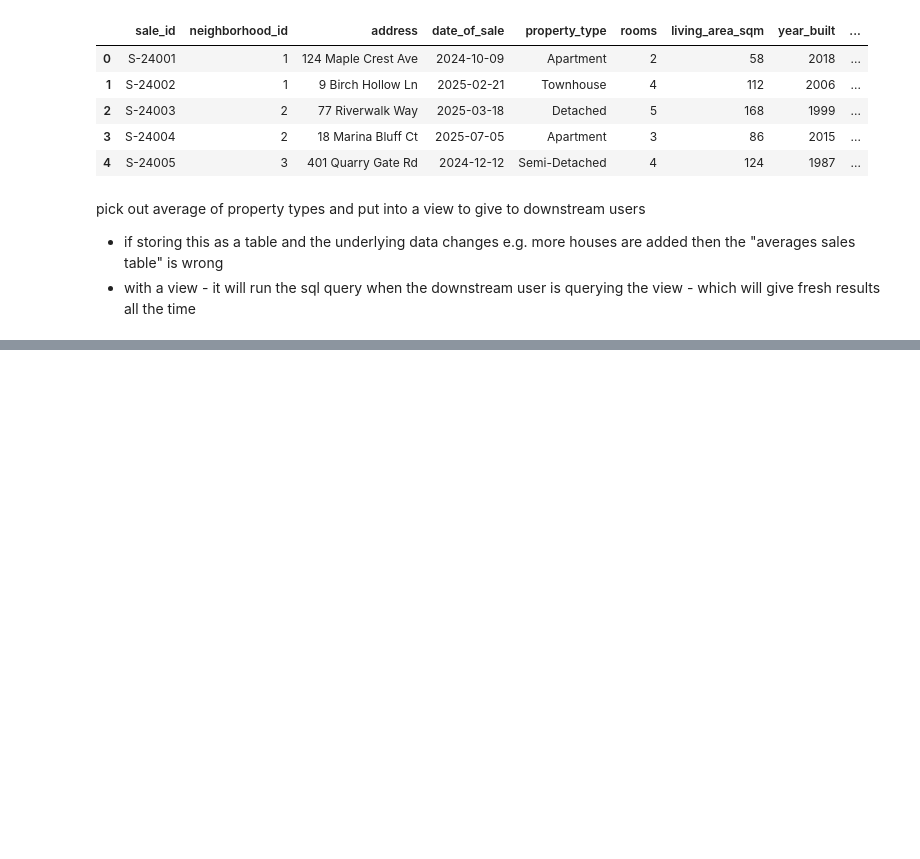
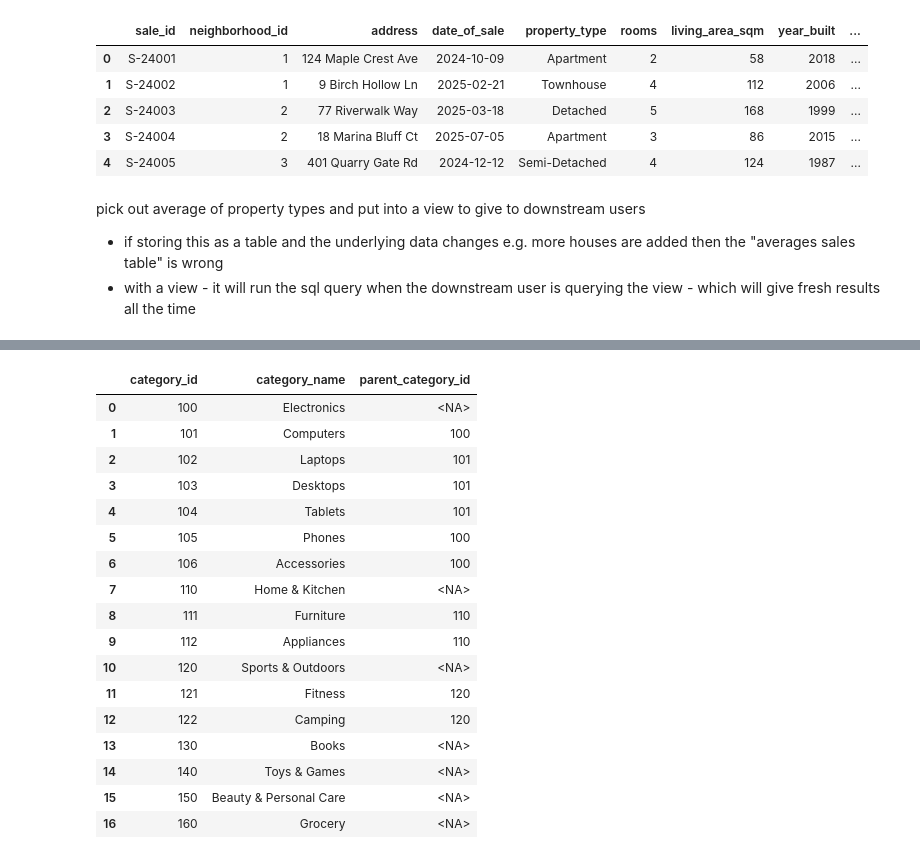
Before and after one commit to FellanNokes/SQL_course_Felix_Kjellberg_DE25, a Jupyter notebook: code_along/week6_extra/lecture_13_15.ipynb, the cells around one changed output, grey strips where cells are left out. Drawn from its saved outputs; the diff is of its cells as text; code cells hidden in the pictures; blank space fills up the shorter version.

```diff
--- a/code_along/week6_extra/lecture_13_15.ipynb
+++ b/code_along/week6_extra/lecture_13_15.ipynb
@@ -169,0 +225,21 @@ GROUP BY property_type;
+# %%
+query_database("FROM staging.categories;")
+# %% [output]
+|  | category_id | category_name | parent_category_id |
+| 0 | 100 | Electronics | <NA> |
+| 1 | 101 | Computers | 100 |
+| 2 | 102 | Laptops | 101 |
+| 3 | 103 | Desktops | 101 |
+| 4 | 104 | Tablets | 101 |
+| 5 | 105 | Phones | 100 |
+| 6 | 106 | Accessories | 100 |
+| 7 | 110 | Home & Kitchen | <NA> |
+| 8 | 111 | Furniture | 110 |
+| 9 | 112 | Appliances | 110 |
+| 10 | 120 | Sports & Outdoors | <NA> |
+| 11 | 121 | Fitness | 120 |
+| 12 | 122 | Camping | 120 |
+| 13 | 130 | Books | <NA> |
+| 14 | 140 | Toys & Games | <NA> |
+| 15 | 150 | Beauty & Personal Care | <NA> |
+| 16 | 160 | Grocery | <NA> |
```
Also changed, not shown: parts of 5 cells of this notebook.
